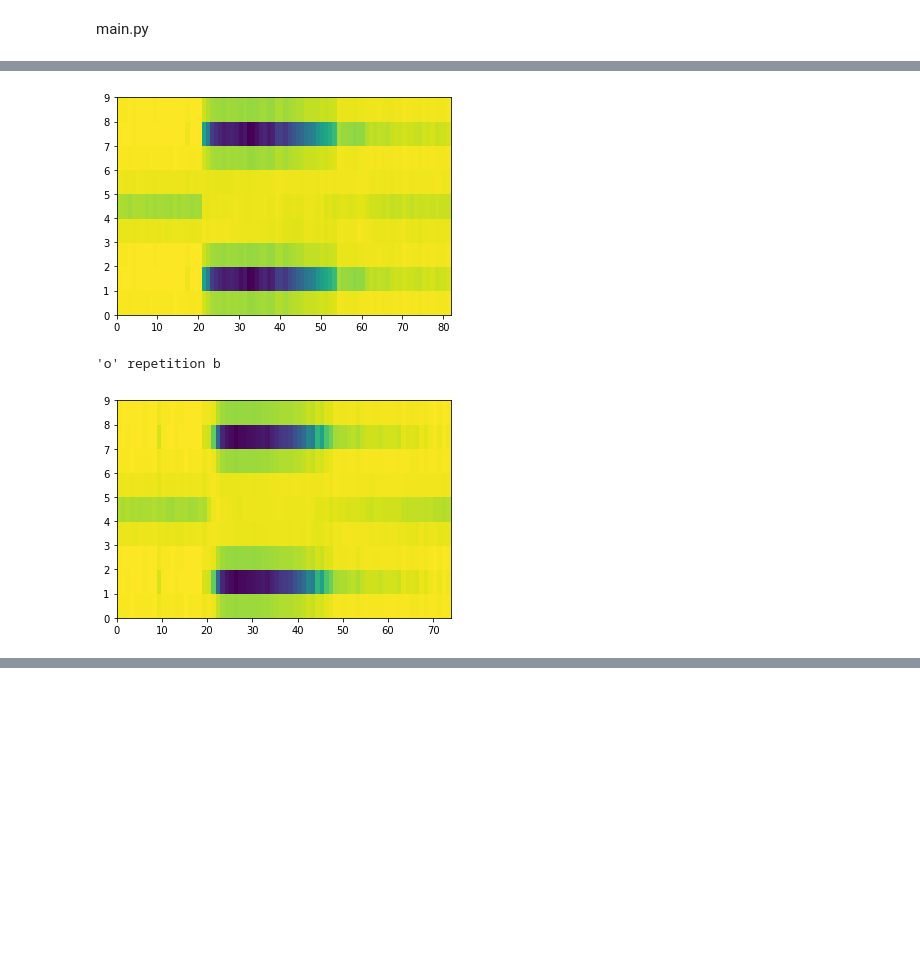
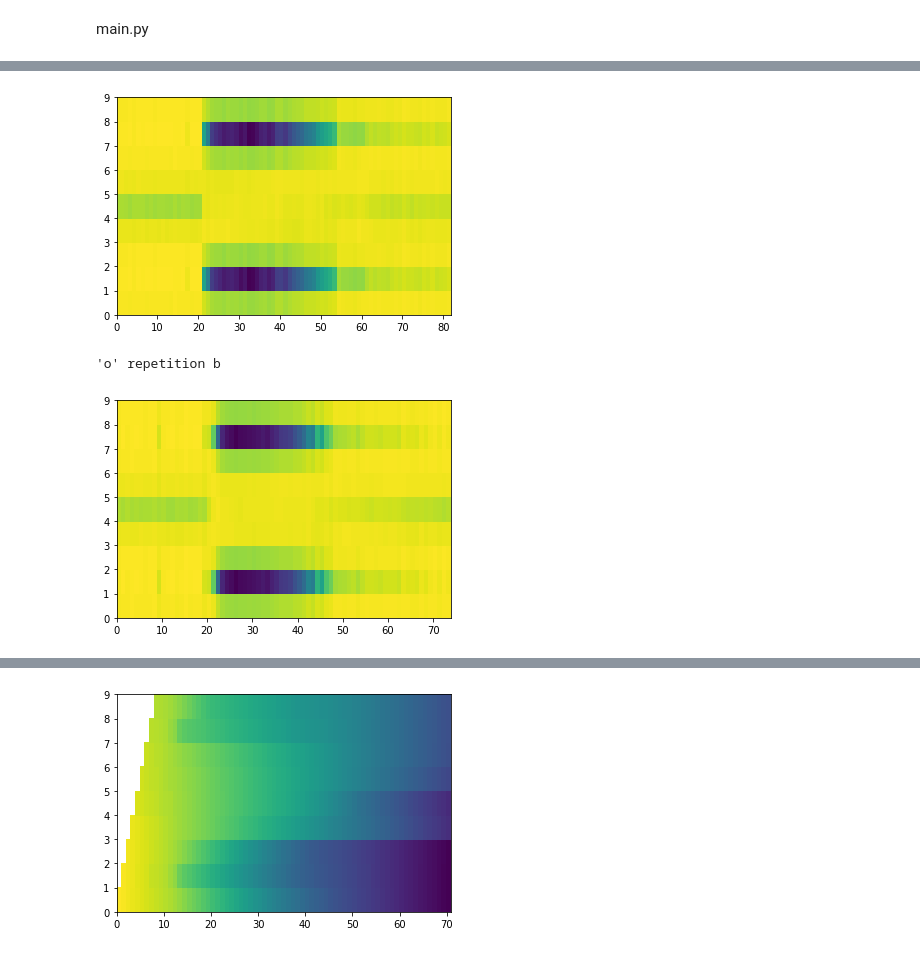
Before and after one commit to letsGoBharat/Speech-and-Speaker-Recognition, a Jupyter notebook: HMM_Gaussian_Emissions/HMM.ipynb, the cells around one changed output, grey strips where cells are left out. Drawn from its saved outputs; the diff is of its cells as text; code cells hidden in the pictures; blank space fills up the shorter version.

Commit message:
Forward, Backward and Viterbi algo implemented

```diff
--- a/HMM_Gaussian_Emissions/HMM.ipynb
+++ b/HMM_Gaussian_Emissions/HMM.ipynb
@@ -311,8 +364,13 @@ else:
 # %% [markdown]
 main.py
 # %%
+#ignore runtime warnings
+import warnings
+warnings.filterwarnings("ignore", category=RuntimeWarning)
+
 import numpy as np
 import math
+from sklearn.mixture import GaussianMixture as GMM
 
 data = np.load('lab2_data.npz', allow_pickle=True)['data']
 
@@ -329,8 +387,8 @@ for digit in prondict.keys():
   wordHMMs_all[digit] = concatHMMs(phoneHMMs_all, isolated[digit])
 
 
-# Verify forward hmm concatenation correctness
-print(np.allclose(log_multivariate_normal_density_diag(example['lmfcc'], wordHMMs_ones['o']['means'], wordHMMs_ones['o']['covars']), example['obsloglik']))
+# Verify hmm concatenation correctness
+print("HMM concatenation correct? " + str(np.allclose(log_multivariate_normal_density_diag(example['lmfcc'], wordHMMs_ones['o']['means'], wordHMMs_ones['o']['covars']), example['obsloglik'])))
 
 print("\'o\' repetition a")
 plot_colormesh(log_multivariate_normal_density_diag(data[0]['lmfcc'], wordHMMs_ones['o']['means'], wordHMMs_ones['o']['covars']))
@@ -340,50 +398,42 @@ plot_colormesh(log_multivariate_normal_density_diag(data[1]['lmfcc'], wordHMMs_o
 
 # Verify forward function correctness
 alpha = forward(example['obsloglik'], np.log(wordHMMs_ones['o']['startprob']), np.log(wordHMMs_ones['o']['transmat']))
-print(np.allclose(alpha, example['logalpha']))
-
-# Model trained on a single speaker
-# Recognizes women utterances correctly but men utterances not very well
-# print("Performance on models trained on a single speaker")
-# for d in data:
-#   print("Digit " + d['digit'] + " by " + d['gender'])
-#   max = - math.inf
-#   dig = -1
-#   for digit in prondict.keys():
-#     alpha = forward(log_multivariate_normal_density_diag(d['lmfcc'], wordHMMs_ones[digit]['means'], wordHMMs_ones[digit]['covars']), np.log(wordHMMs_ones[digit]['startprob']), np.log(wordHMMs_ones[digit]['transmat']))
-#     loglik = logsumexp(alpha[-1])
-#     if max < loglik:
-#       max  = loglik
-#       dig = digit
-#   print("Max likelihood digit: " + dig)
-#   print()
-
-# # Model trained on all speakers
-# # Recognizes all women and men utterances correctly except for digit 9 spoken by a woman
-# print("Performance on models trained on all speakers")
-# for d in data:
-#   print("Digit " + d['digit'] + " by " + d['gender'])
-#   max = - math.inf
-#   dig = -1
-#   for digit in prondict.keys():
-#     alpha = forward(log_multivariate_normal_density_diag(d['lmfcc'], wordHMMs_all[digit]['means'], wordHMMs_all[digit]['covars']), np.log(wordHMMs_all[digit]['startprob']), np.log(wordHMMs_all[digit]['transmat']))
-#     loglik = logsumexp(alpha[-1])
-#     if max < loglik:
-#       max  = loglik
-#       dig = digit
-#   print("Max likelihood digit: " + dig)
-#   print()
+print("Forward algorithm correct? " + str(np.allclose(alpha, example['logalpha'])))
+plot_colormesh(alpha)
 
 
 # Verify viterbi function correctness
-# path, vet_log = viterbi(example['obsloglik'], np.log(wordHMMs_ones['o']['startprob']), np.log(wordHMMs_ones['o']['transmat']), True)
-# log_lik_vet = np.sum(logsumexp(vet_log))
-# print(log_lik_vet)
-# print(example['vloglik'])
+viterbi_loglik, viterbi_path = viterbi(example['obsloglik'], np.log(wordHMMs_ones['o']['startprob']), np.log(wordHMMs_ones['o']['transmat']), True)
+print("Viterbi algorithm correct? " + str(np.allclose(viterbi_loglik, example['vloglik'])))
 
+print('Best Path :' + str(viterbi_path))
+
+print("Best path over the alpha array - ")
+plot_overlay(alpha, viterbi_path)
+
+
+#Alpha Viterbi Performance
+check_alpha = False
+check_viterbi = True
+
+#alpha_veterbi_performance(data, check_alpha, check_viterbi)
 
 # Verify backward function correctness
 beta = backward(example['obsloglik'], np.log(wordHMMs_ones['o']['startprob']), np.log(wordHMMs_ones['o']['transmat']))
-print(beta)
-#print(np.allclose(beta, example['logbeta']))
+print("Backward algorithm correct? " + str(np.allclose(beta, example['logbeta'])))
+plot_colormesh(beta)
+print(np.allclose(logsumexp(np.log(wordHMMs_ones['o']['startprob'][:-1]) + example['obsloglik'][0, :] + beta[0]), example['loglik']))
+
+# Verify backward function correctness
+log_gamma = statePosteriors(alpha, beta)
+plot_colormesh(log_gamma)
+# shows most probable states across the sequence
+print(np.sum(np.exp(log_gamma), 0))
+# sum up to 1
+print(np.sum(np.exp(log_gamma), 1))
+# number of timesteps
+print(np.sum(np.exp(log_gamma)))
+
+# gmm = GMM(n_components=13)
+# print(gmm.means)
 # %% [output]
@@ -411,0 +446 @@ True
+[figure, added]
```
Also changed, not shown: parts of 3 cells of this notebook.
